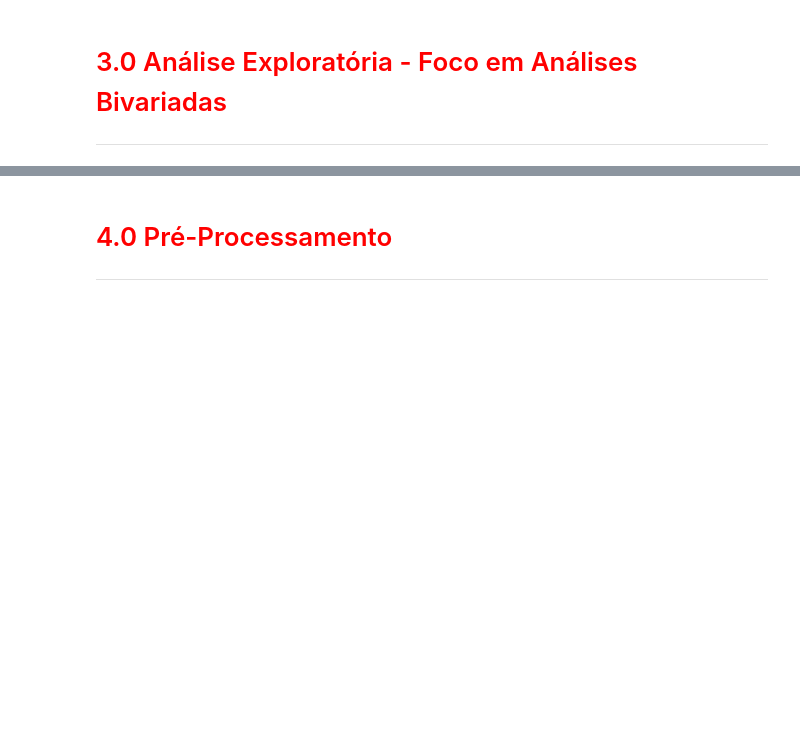
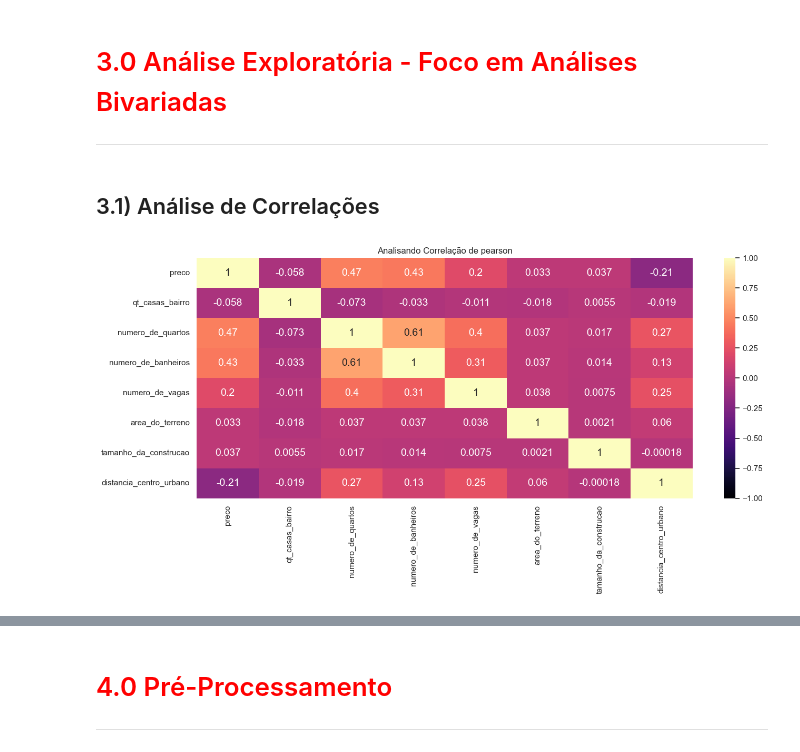
Before and after one commit to leonardovargas10/Modelo_Analise_Imoveis, a Jupyter notebook: analise_imoveis.ipynb, the cells around one changed output, grey strips where cells are left out. Saved outputs shown, nothing was run; the diff lists cells and outputs as text; code cells hidden in the pictures; blank space fills up the shorter version.

```diff
--- a/analise_imoveis.ipynb
+++ b/analise_imoveis.ipynb
@@ -773,3 +732,9 @@ Quantidade de registros excluídos na Análise de Área do Terreno: 127
 # %% [markdown]
 # <font color='red' style='font-size: 40px;'> 3.0 Análise Exploratória - Foco em Análises Bivariadas </font>
 <hr style='border: 2px solid red;'>
+# %% [markdown]
+## 3.1) Análise de Correlações
+# %%
+analisa_correlacao('pearson', df_train)
+# %% [output]
+[figure, added]
```
Also changed, not shown: parts of 11 cells of this notebook.
